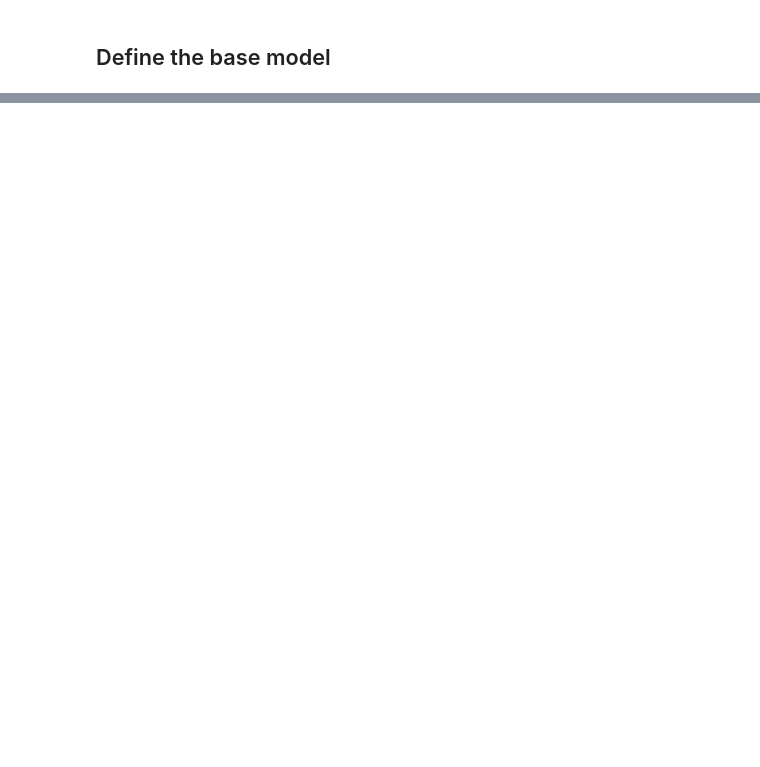
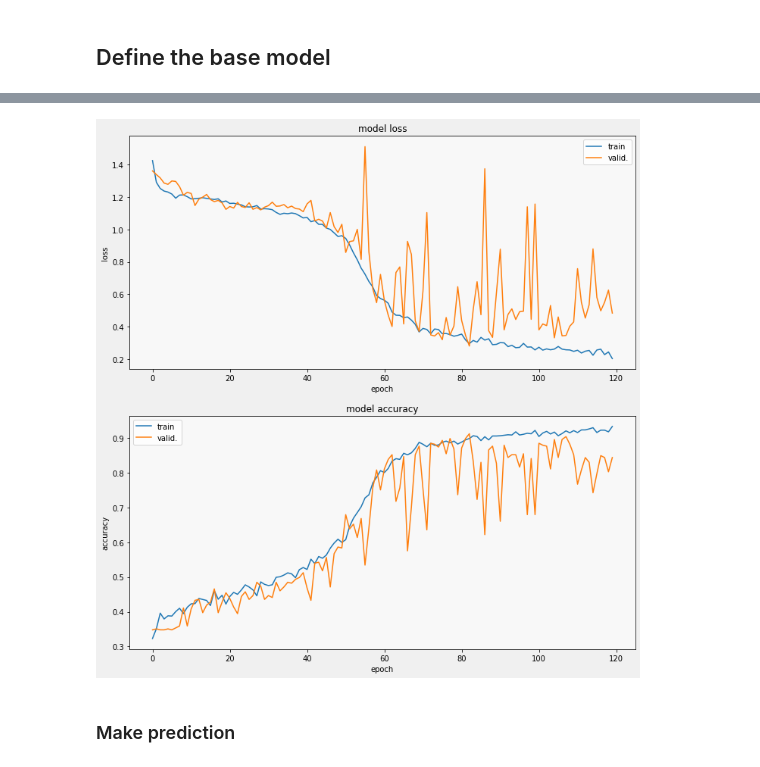
Before and after one commit to rahiakela/kaggle-competition-projects, a Jupyter notebook: plant_pathology_2020_competition.ipynb, the cells around one changed output, grey strips where cells are left out. Drawn from its saved outputs; the diff is of its cells as text; code cells hidden in the pictures; blank space fills up the shorter version.

```diff
--- a/plant_pathology_2020_competition.ipynb
+++ b/plant_pathology_2020_competition.ipynb
@@ -272,2 +290,4 @@ print(y_train.shape, y_train[1])
+# %%
+X_train, X_val, Y_train, Y_val = train_test_split(X_train, y_train, test_size=0.2, random_state=42)
 # %% [markdown]
 ## Define the base model
@@ -273,0 +349,4 @@ print(y_train.shape, y_train[1])
+# %%
+model = define_model()
+annealer = ReduceLROnPlateau(monitor='val_accuracy', factor=0.5, patience=5, verbose=1, min_lr=1e-3)
+checkpoint = ModelCheckpoint('model1.h5', verbose=1, save_best_only=True)
@@ -273,0 +373,18 @@ print(y_train.shape, y_train[1])
+# %%
+# Generates batches of image data with data augmentation
+datagen = ImageDataGenerator(rotation_range=360,        # Degree range for random rotations
+                             width_shift_range=0.2,     # Range for random horizontal shifts
+                             height_shift_range=0.2,    # Range for random vertical shifts
+                             zoom_range=0.2,            # Range for random zoom
+                             horizontal_flip=True,      # Randomly flip inputs horizontally
+                             vertical_flip=True)        # Randomly flip inputs vertically
+
+datagen.fit(X_train)
+
+# Fits the model on batches with real-time data augmentation
+history = model.fit_generator(datagen.flow(X_train, Y_train, batch_size=32),
+                              steps_per_epoch=X_train.shape[0] // 32,
+                              epochs=120,
+                              callbacks=[annealer, checkpoint],
+                              validation_data=(X_val, Y_val),
+                              verbose=1)
@@ -273,0 +409,24 @@ print(y_train.shape, y_train[1])
+# %%
+def display_training_curves(training, validation, title, subplot):
+  """
+  Source: https://www.kaggle.com/mgornergoogle/getting-started-with-100-flowers-on-tpu
+  """
+  if subplot%10==1: # set up the subplots on the first call
+      plt.subplots(figsize=(10,10), facecolor='#F0F0F0')
+      plt.tight_layout()
+  ax = plt.subplot(subplot)
+  ax.set_facecolor('#F8F8F8')
+  ax.plot(training)
+  ax.plot(validation)
+  ax.set_title('model '+ title)
+  ax.set_ylabel(title)
+  #ax.set_ylim(0.28,1.05)
+  ax.set_xlabel('epoch')
+  ax.legend(['train', 'valid.'])
+# %%
+display_training_curves(history.history['loss'], history.history['val_loss'], 'loss', 211)
+display_training_curves(history.history['accuracy'], history.history['val_accuracy'], 'accuracy', 212)
+# %% [output]
+[figure, added]
+# %% [markdown]
+### Make prediction
```
Also changed, not shown: parts of 12 cells of this notebook.
